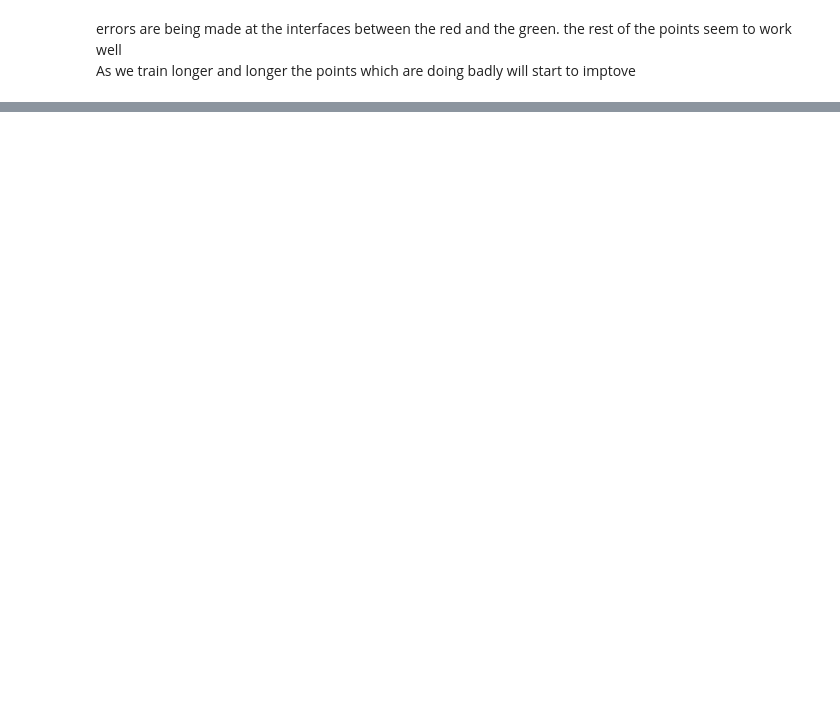
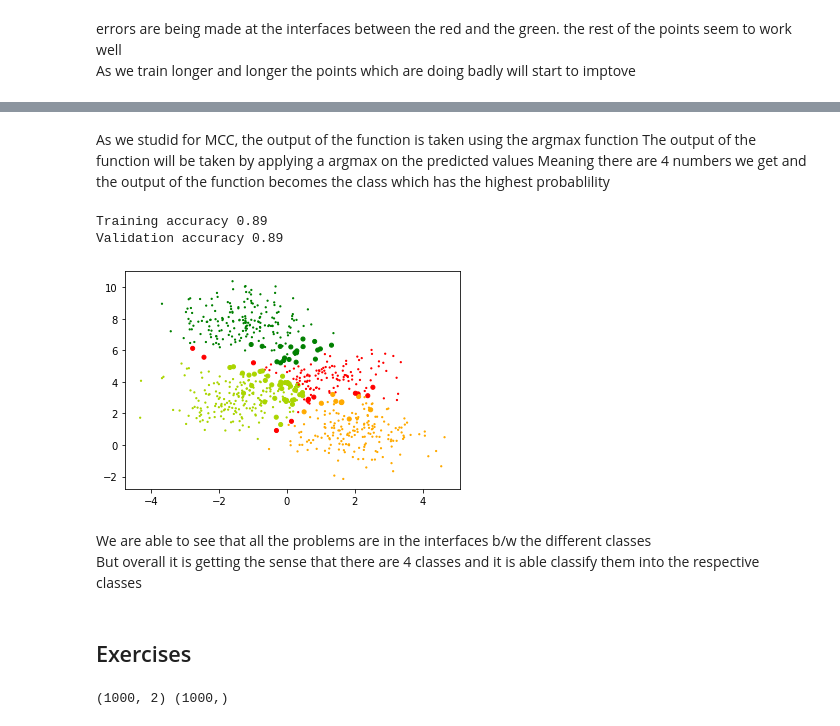
Before and after one commit to AvishekRoy16/DeepLearning, a Jupyter notebook: 3. FeedForward_NeuralNetwork/FeedForward_NeuralNetwork.ipynb, the cells around one changed output, grey strips where cells are left out. Drawn from its saved outputs; the diff is of its cells as text; code cells hidden in the pictures; blank space fills up the shorter version.

Commit message:
FFN updated values

```diff
--- a/3. FeedForward_NeuralNetwork/FeedForward_NeuralNetwork.ipynb
+++ b/3. FeedForward_NeuralNetwork/FeedForward_NeuralNetwork.ipynb
@@ -609,0 +719,4 @@ As we train longer and longer the points which are doing badly will start to imp
+# %%
+X_train, X_val, Y_train, Y_val = train_test_split(data, labels_orig, stratify=labels_orig, random_state=0)
+print(X_train.shape, X_val.shape, labels_orig.shape)
+# everythings is same as before except now the labels contains 1000 valuses b/w (0-3)
@@ -609,0 +729,10 @@ As we train longer and longer the points which are doing badly will start to imp
+# %%
+# OneHotEncoder is from the sklearn library
+enc = OneHotEncoder()
+# in our example we have 4 possible values. The position of '1' represents what the data item is.
+# 0 -> (1, 0, 0, 0), 1 -> (0, 1, 0, 0), 2 -> (0, 0, 1, 0), 3 -> (0, 0, 0, 1)
+# we are transforming both Y_train and Y_val and then printing the shapes
+y_OH_train = enc.fit_transform(np.expand_dims(Y_train,1)).toarray()
+y_OH_val = enc.fit_transform(np.expand_dims(Y_val,1)).toarray()
+print(y_OH_train.shape, y_OH_val.shape)
+# earlier we had lables containing 1000 values and a single column(look at the test train split ) but now we have 4 columns because of the one hot encoding
@@ -609,0 +741,5 @@ As we train longer and longer the points which are doing badly will start to imp
+# %%
+# our multiclass classifier has 2 inputs, it has 4 outputs given by the 4 values in y.
+# two hidden layers here with 2 neurons in the first layer and 3 neurons in the second layer
+ffsn_multi = FFSN_MultiClass(2,4,[2,3])
+ffsn_multi.fit(X_train,y_OH_train,epochs=2000,learning_rate=.005,display_loss=True)
@@ -609,0 +750,32 @@ As we train longer and longer the points which are doing badly will start to imp
+# %% [markdown]
+As we studid for MCC, the output of the function is taken using the argmax function
+The output of the function will be taken by applying a argmax on the predicted values
+Meaning there are 4 numbers we get and the output of the function becomes the class which has the highest probablility
+# %%
+# applying the predict function to the input
+# for all of the outputs we are thaking the largest possible value and that becomes my lable. and this will be in the format the original lables are before onehot encodining
+# We have fon that for the train data and the val data
+Y_pred_train = ffsn_multi.predict(X_train)
+Y_pred_train = np.argmax(Y_pred_train,1)
+Y_pred_val = ffsn_multi.predict(X_val)
+Y_pred_val = np.argmax(Y_pred_val,1)
+
+accuracy_train = accuracy_score(Y_pred_train, Y_train)
+accuracy_val = accuracy_score(Y_pred_val, Y_val)
+
+print("Training accuracy", round(accuracy_train, 2))
+print("Validation accuracy", round(accuracy_val, 2))
+# %% [output]
+Training accuracy 0.89
+Validation accuracy 0.89
+# %%
+# plotting to visualise the accuracy(for more info see the similar operation done in the sigmoid classification)
+plt.scatter(X_train[:,0], X_train[:,1], c=Y_pred_train, cmap=my_cmap, s=15*(np.abs(np.sign(Y_pred_train-Y_train))+.1))
+plt.show()
+# %% [output]
+[figure, added]
+# %% [markdown]
+We are able to see that all the problems are in the interfaces b/w the different classes
+But overall it is getting the sense that there are 4 classes and it is able classify them into the respective classes
+# %% [markdown]
+## Exercises
@@ -609,0 +784,5 @@ As we train longer and longer the points which are doing badly will start to imp
+# %%
+data, labels = make_moons(n_samples=1000, random_state=0, noise=0.15)
+print(data.shape, labels.shape)
+# %% [output]
+(1000, 2) (1000,)
```
Also changed, not shown: parts of 25 cells of this notebook.
